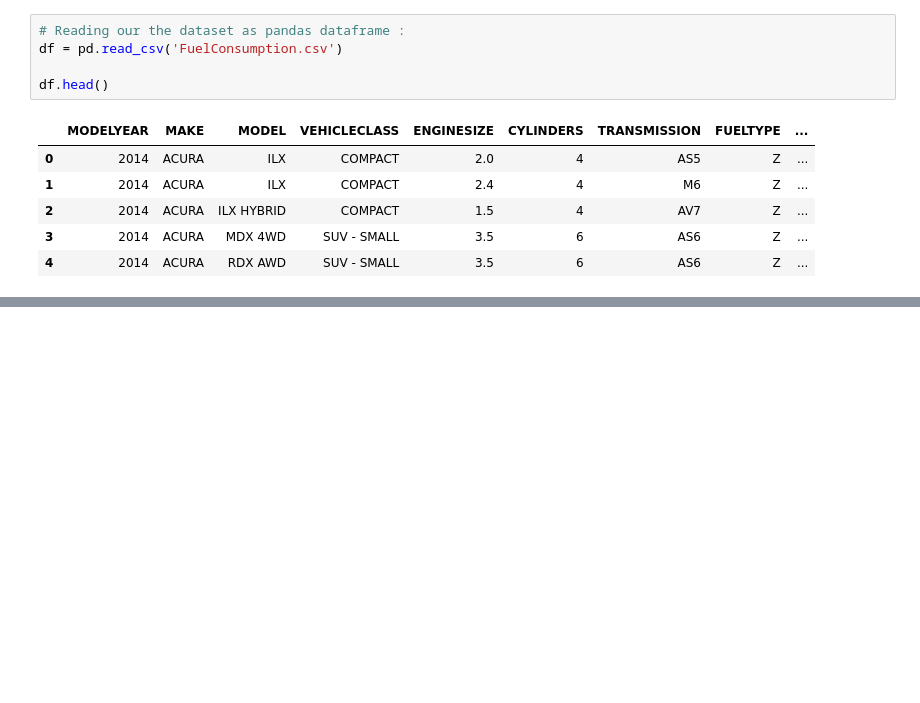
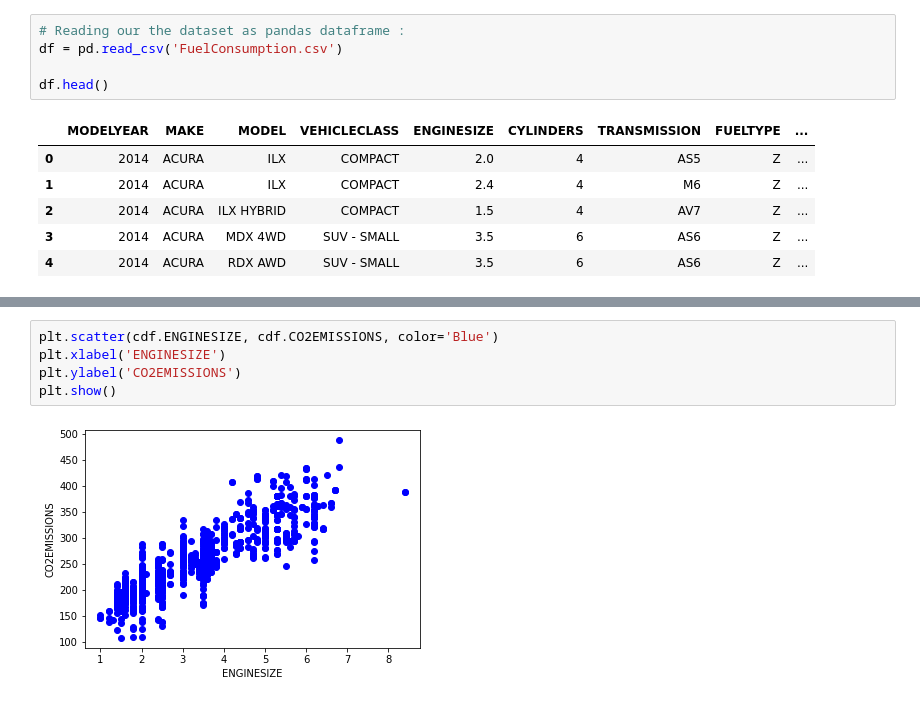
Before and after one commit to mohmaed7777/Machine-Learning-with-scikit-learn, a Jupyter notebook: Regression_sklearn101.ipynb, the cells around one changed output, grey strips where cells are left out. Saved outputs shown, nothing was run; the diff lists cells and outputs as text; blank space fills up the shorter version.

```diff
--- a/Regression_sklearn101.ipynb
+++ b/Regression_sklearn101.ipynb
@@ -39,0 +117,7 @@ df.head()
+# %%
+plt.scatter(cdf.ENGINESIZE, cdf.CO2EMISSIONS, color='Blue')
+plt.xlabel('ENGINESIZE')
+plt.ylabel('CO2EMISSIONS')
+plt.show()
+# %% [output]
+[figure, added]
```
Also changed, not shown: parts of 18 cells of this notebook.
